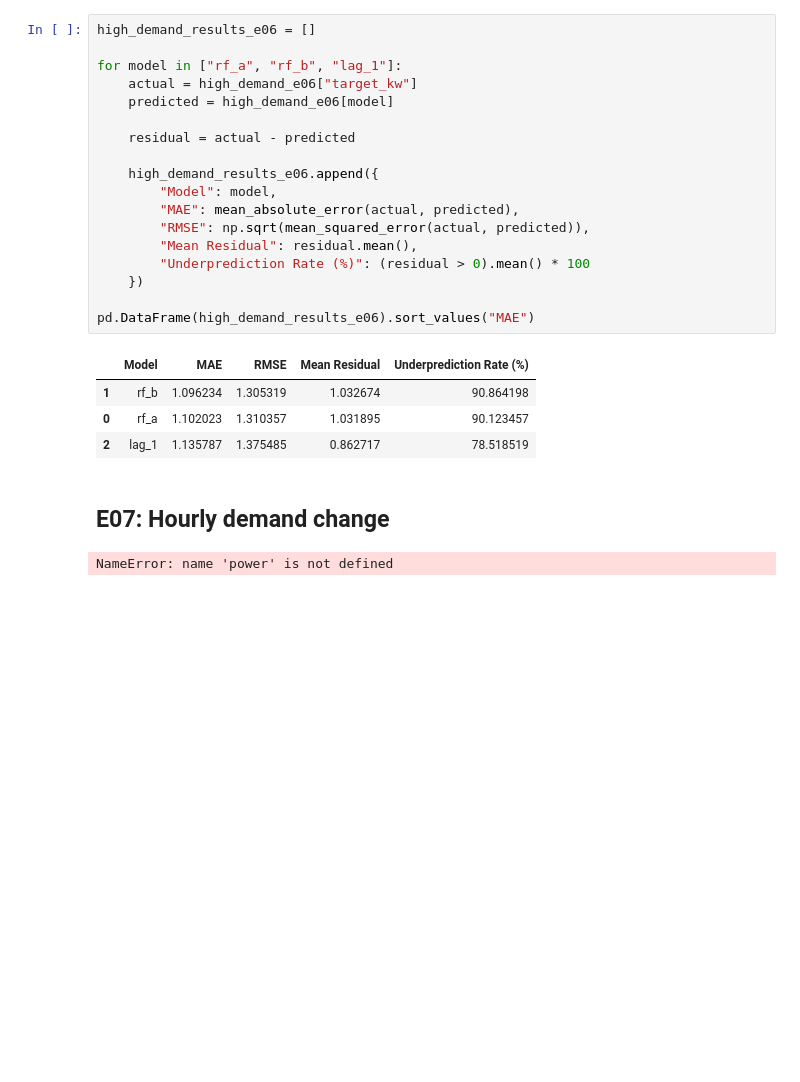
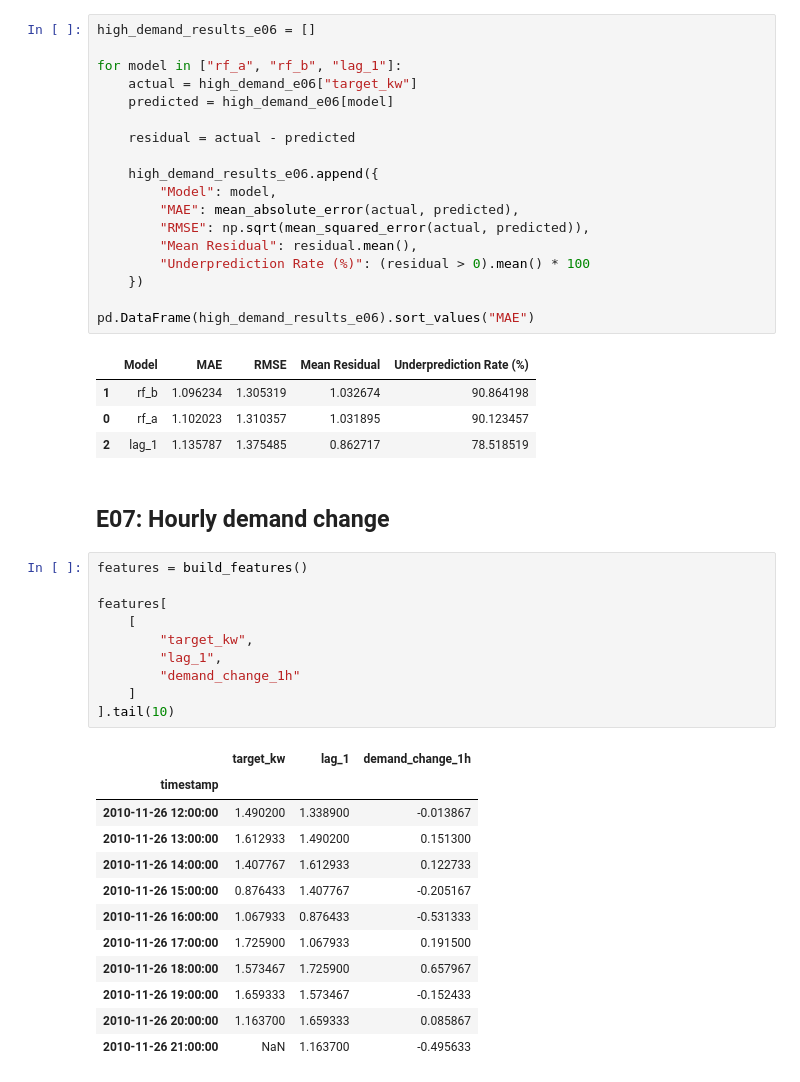
Before and after one commit to akeight/gridpulse, a Jupyter notebook: notebooks/random_forest.ipynb, the cells around one changed output. Cells and saved outputs as stored; diff of their text form; blank space fills up the shorter version.

```diff
--- a/notebooks/random_forest.ipynb
+++ b/notebooks/random_forest.ipynb
@@ -1287,5 +1287,25 @@ pd.DataFrame(high_demand_results_e06).sort_values("MAE")
 # %% [markdown]
 ## E07: Hourly demand change
 # %%
+features = build_features()
+
+features[
+    [
+        "target_kw",
+        "lag_1",
+        "demand_change_1h"
+    ]
+].tail(10)
 # %% [output]
-NameError: name 'power' is not defined
+|  | target_kw | lag_1 | demand_change_1h |
+| timestamp |  |  |  |
+| 2010-11-26 12:00:00 | 1.490200 | 1.338900 | -0.013867 |
+| 2010-11-26 13:00:00 | 1.612933 | 1.490200 | 0.151300 |
+| 2010-11-26 14:00:00 | 1.407767 | 1.612933 | 0.122733 |
+| 2010-11-26 15:00:00 | 0.876433 | 1.407767 | -0.205167 |
+| 2010-11-26 16:00:00 | 1.067933 | 0.876433 | -0.531333 |
+| 2010-11-26 17:00:00 | 1.725900 | 1.067933 | 0.191500 |
+| 2010-11-26 18:00:00 | 1.573467 | 1.725900 | 0.657967 |
+| 2010-11-26 19:00:00 | 1.659333 | 1.573467 | -0.152433 |
+| 2010-11-26 20:00:00 | 1.163700 | 1.659333 | 0.085867 |
+| 2010-11-26 21:00:00 | NaN | 1.163700 | -0.495633 |
```
Also changed, not shown: parts of 21 cells of this notebook, 2 other files.
